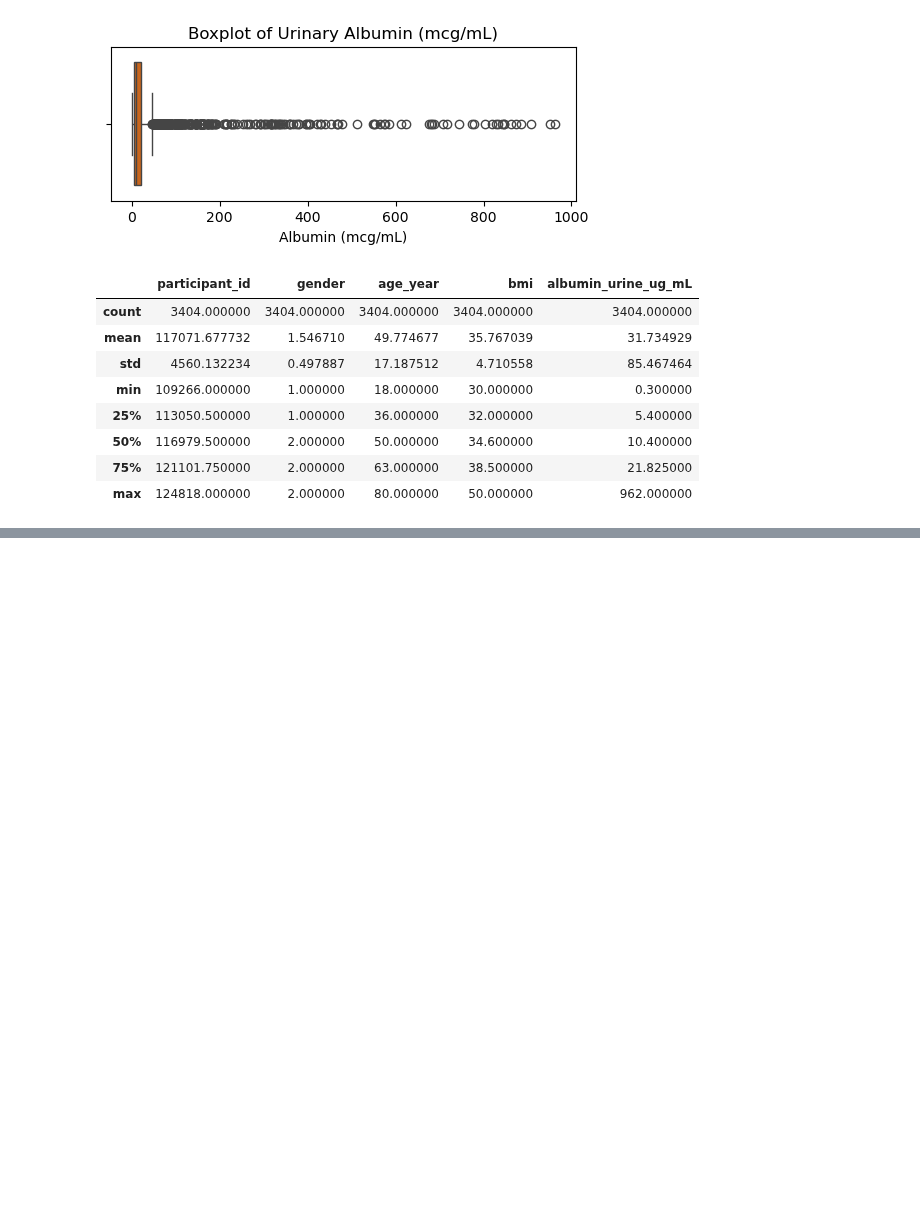
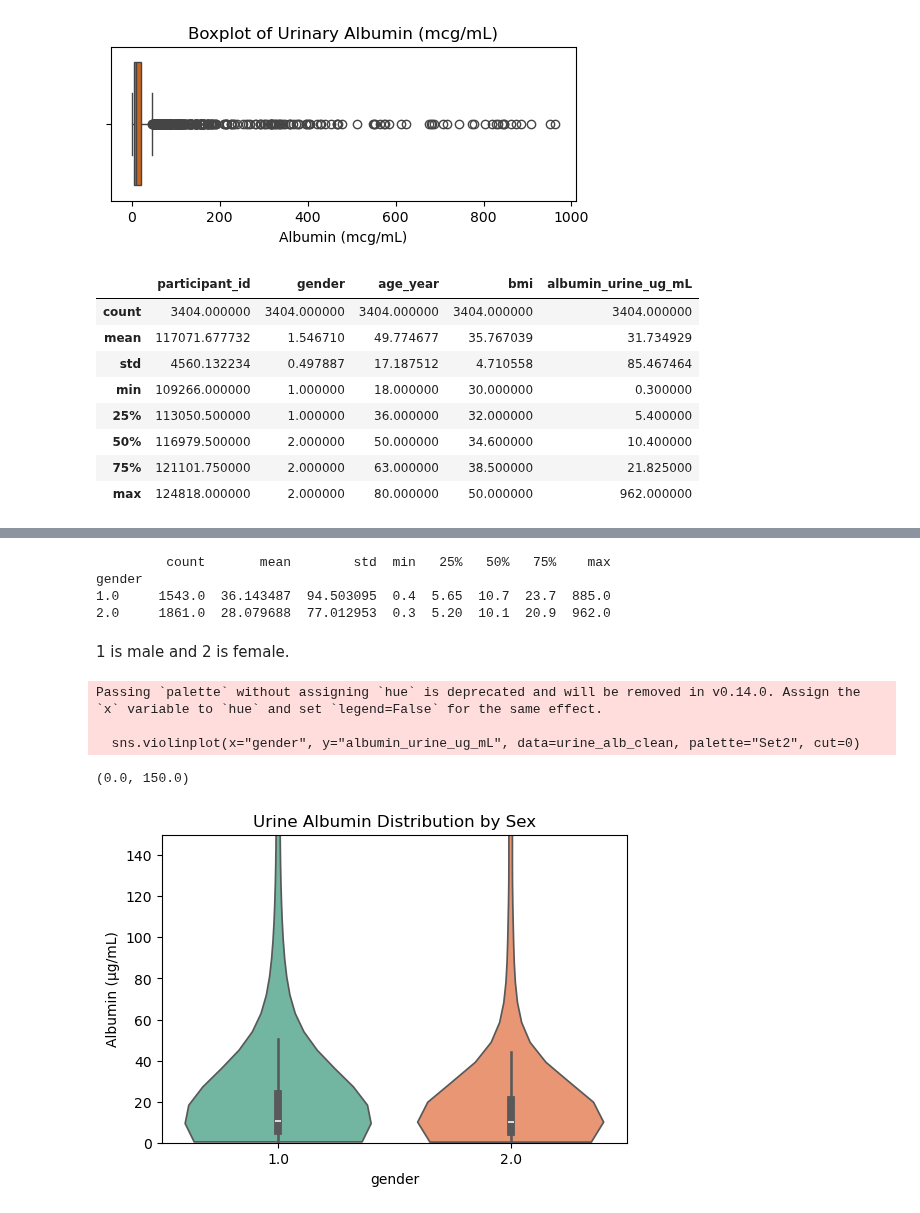
Before and after one commit to eudorach/portfolio_ds_projects, a Jupyter notebook: NHANES_analysis/6_urine_data_analysis.ipynb, the cells around one changed output, grey strips where cells are left out. Cells and saved outputs as stored; diff of their text form; code cells hidden in the pictures; blank space fills up the shorter version.

```diff
--- a/NHANES_analysis/6_urine_data_analysis.ipynb
+++ b/NHANES_analysis/6_urine_data_analysis.ipynb
@@ -434,0 +455,22 @@ urine_alb_clean.describe()
+# %%
+albumin_stats = urine_alb_clean.groupby("gender")["albumin_urine_ug_mL"].describe()
+print(albumin_stats)
+# %% [output]
+         count       mean        std  min   25%   50%   75%    max
+gender
+1.0     1543.0  36.143487  94.503095  0.4  5.65  10.7  23.7  885.0
+2.0     1861.0  28.079688  77.012953  0.3  5.20  10.1  20.9  962.0
+# %% [markdown]
+1 is male and 2 is female.
+# %%
+plt.figure(figsize=(6,4))
+sns.violinplot(x="gender", y="albumin_urine_ug_mL", data=urine_alb_clean, palette="Set2", cut=0)
+plt.title("Urine Albumin Distribution by Sex")
+plt.ylabel("Albumin (µg/mL)")
+plt.ylim(0, 150)
+# %% [output]
+Passing `palette` without assigning `hue` is deprecated and will be removed in v0.14.0. Assign the `x` variable to `hue` and set `legend=False` for the same effect.
+
+  sns.violinplot(x="gender", y="albumin_urine_ug_mL", data=urine_alb_clean, palette="Set2", cut=0)
+(0.0, 150.0)
+[figure, added]
```
Also changed, not shown: parts of 14 cells of this notebook, 1 other file.
